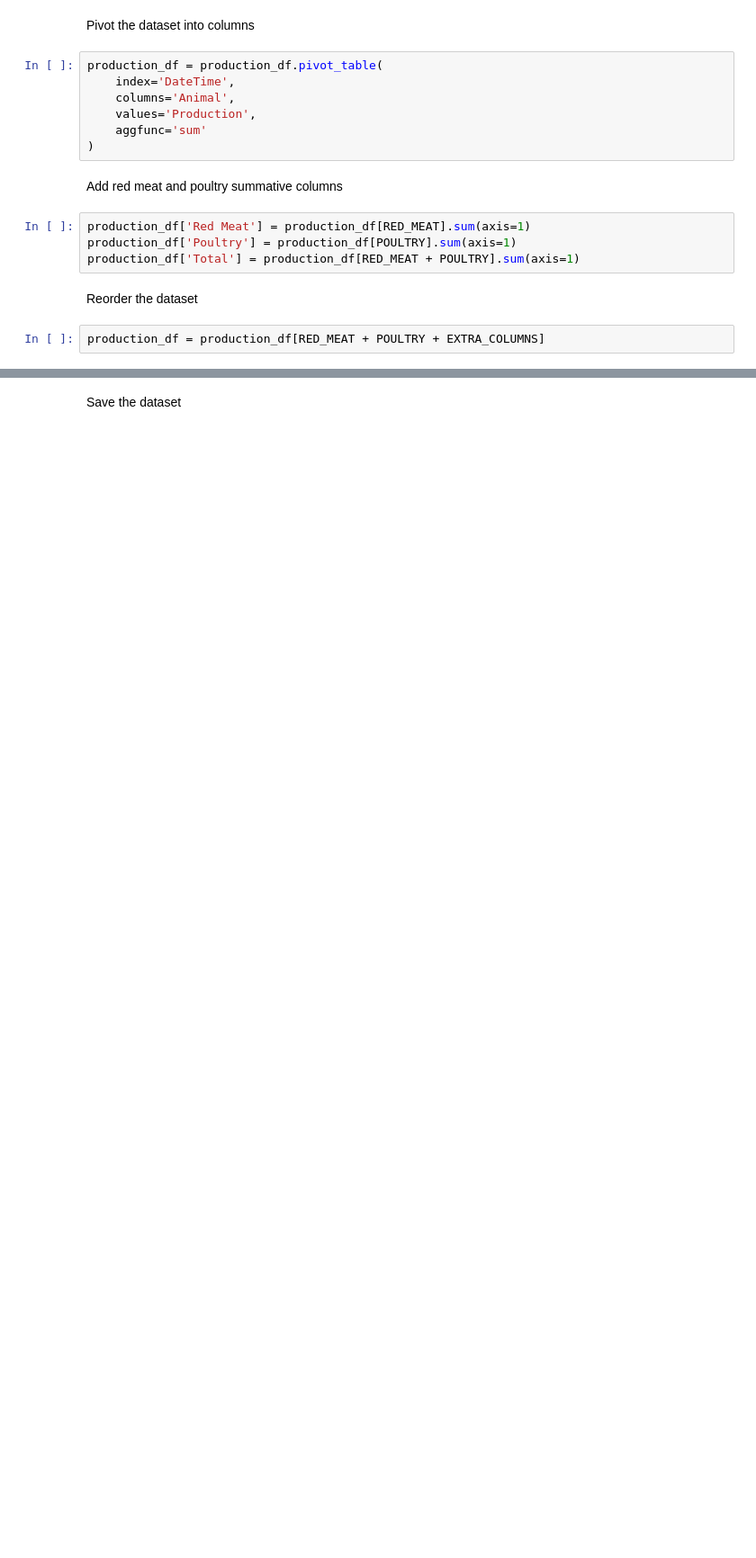
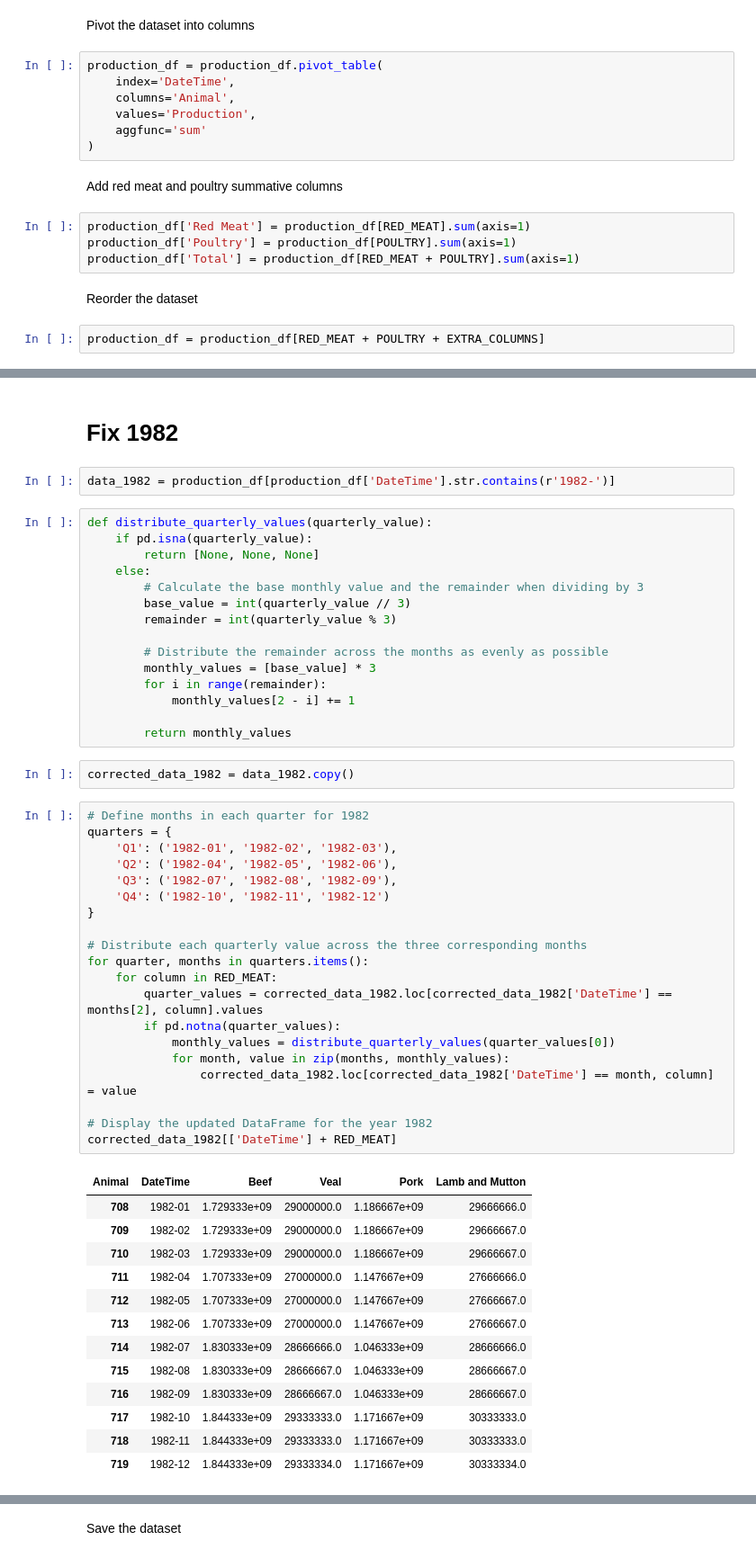
Before and after one commit to SAT-Enjoyers/citadel-datathon, a Jupyter notebook: cleaning/meat.ipynb, the cells around one changed output, grey strips where cells are left out. Shown at 90% size. Cells and saved outputs as stored; diff of their text form; blank space fills up the shorter version.

Commit message:
Fix meat production values for 1982

```diff
--- a/cleaning/meat.ipynb
+++ b/cleaning/meat.ipynb
@@ -136,0 +155,55 @@ production_df = production_df[RED_MEAT + POULTRY + EXTRA_COLUMNS]
+# %% [markdown]
+# Fix 1982
+# %%
+data_1982 = production_df[production_df['DateTime'].str.contains(r'1982-')]
+# %%
+def distribute_quarterly_values(quarterly_value):
+    if pd.isna(quarterly_value):
+        return [None, None, None]
+    else:
+        # Calculate the base monthly value and the remainder when dividing by 3
+        base_value = int(quarterly_value // 3)
+        remainder = int(quarterly_value % 3)
+
+        # Distribute the remainder across the months as evenly as possible
+        monthly_values = [base_value] * 3
+        for i in range(remainder):
+            monthly_values[2 - i] += 1
+
+        return monthly_values
+# %%
+corrected_data_1982 = data_1982.copy()
+# %%
+# Define months in each quarter for 1982
+quarters = {
+    'Q1': ('1982-01', '1982-02', '1982-03'),
+    'Q2': ('1982-04', '1982-05', '1982-06'),
+    'Q3': ('1982-07', '1982-08', '1982-09'),
+    'Q4': ('1982-10', '1982-11', '1982-12')
+}
+
+# Distribute each quarterly value across the three corresponding months
+for quarter, months in quarters.items():
+    for column in RED_MEAT:
+        quarter_values = corrected_data_1982.loc[corrected_data_1982['DateTime'] == months[2], column].values
+        if pd.notna(quarter_values):
+            monthly_values = distribute_quarterly_values(quarter_values[0])
+            for month, value in zip(months, monthly_values):
+                corrected_data_1982.loc[corrected_data_1982['DateTime'] == month, column] = value
+
+# Display the updated DataFrame for the year 1982
+corrected_data_1982[['DateTime'] + RED_MEAT]
+# %% [output]
+| Animal | DateTime | Beef | Veal | Pork | Lamb and Mutton |
+| 708 | 1982-01 | 1.729333e+09 | 29000000.0 | 1.186667e+09 | 29666666.0 |
+| 709 | 1982-02 | 1.729333e+09 | 29000000.0 | 1.186667e+09 | 29666667.0 |
+| 710 | 1982-03 | 1.729333e+09 | 29000000.0 | 1.186667e+09 | 29666667.0 |
+| 711 | 1982-04 | 1.707333e+09 | 27000000.0 | 1.147667e+09 | 27666666.0 |
+| 712 | 1982-05 | 1.707333e+09 | 27000000.0 | 1.147667e+09 | 27666667.0 |
+| 713 | 1982-06 | 1.707333e+09 | 27000000.0 | 1.147667e+09 | 27666667.0 |
+| 714 | 1982-07 | 1.830333e+09 | 28666666.0 | 1.046333e+09 | 28666666.0 |
+| 715 | 1982-08 | 1.830333e+09 | 28666667.0 | 1.046333e+09 | 28666667.0 |
+| 716 | 1982-09 | 1.830333e+09 | 28666667.0 | 1.046333e+09 | 28666667.0 |
+| 717 | 1982-10 | 1.844333e+09 | 29333333.0 | 1.171667e+09 | 30333333.0 |
+| 718 | 1982-11 | 1.844333e+09 | 29333333.0 | 1.171667e+09 | 30333333.0 |
+| 719 | 1982-12 | 1.844333e+09 | 29333334.0 | 1.171667e+09 | 30333334.0 |
```
Also changed, not shown: parts of 3 cells of this notebook.
